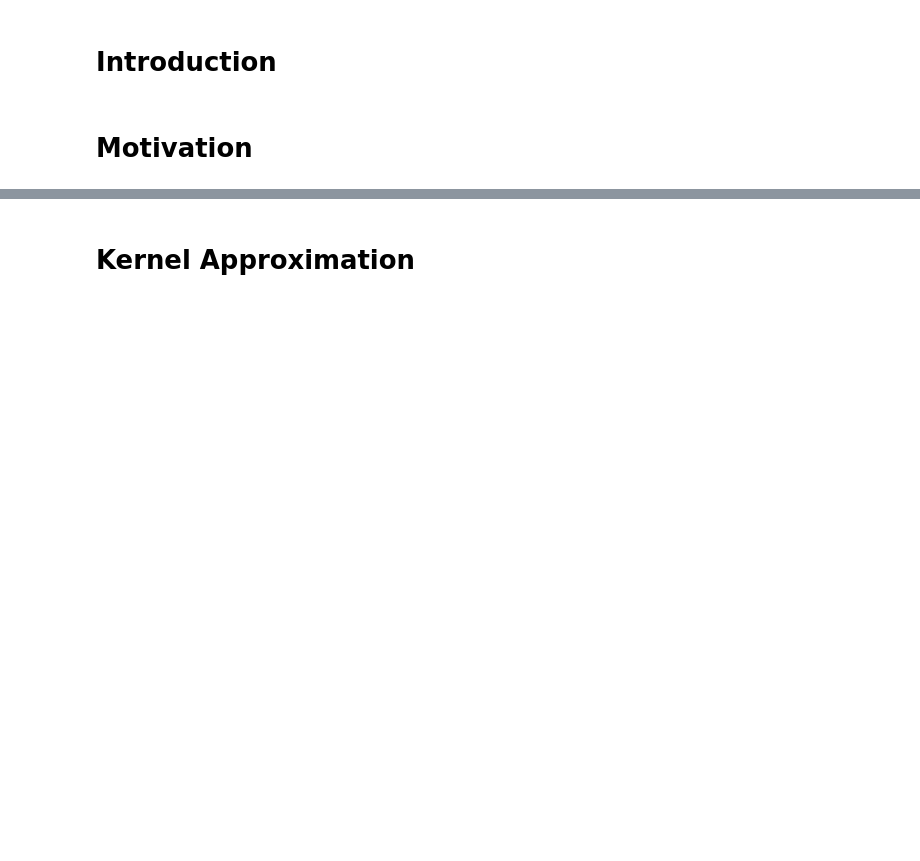
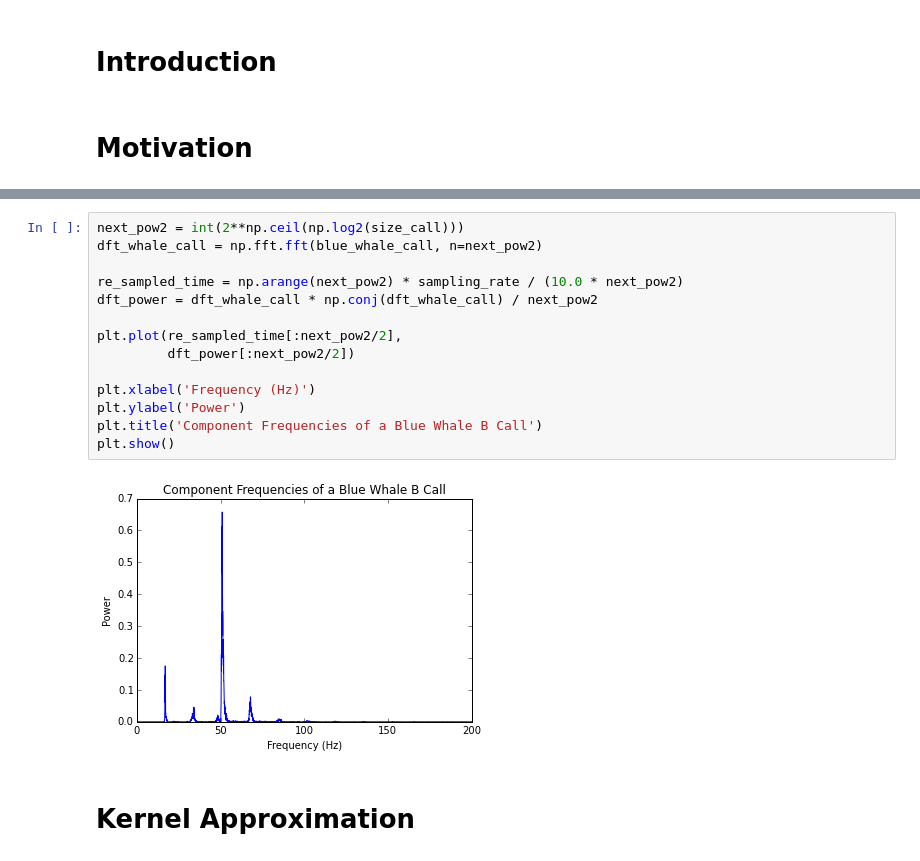
Before and after one commit to dhermes/butterfly-algorithm, a Jupyter notebook: butterfly.ipynb, the cells around one changed output, grey strips where cells are left out. Drawn from its saved outputs; the diff is of its cells as text; blank space fills up the shorter version.

```diff
--- a/butterfly.ipynb
+++ b/butterfly.ipynb
@@ -22,3 +122,19 @@ for $0 \leq k < N$ and $t_k, s_j \in \mathbf{R}$.
+# %%
+next_pow2 = int(2**np.ceil(np.log2(size_call)))
+dft_whale_call = np.fft.fft(blue_whale_call, n=next_pow2)
+
+re_sampled_time = np.arange(next_pow2) * sampling_rate / (10.0 * next_pow2)
+dft_power = dft_whale_call * np.conj(dft_whale_call) / next_pow2
+
+plt.plot(re_sampled_time[:next_pow2/2],
+         dft_power[:next_pow2/2])
+
+plt.xlabel('Frequency (Hz)')
+plt.ylabel('Power')
+plt.title('Component Frequencies of a Blue Whale B Call')
+plt.show()
+# %% [output]
+[figure, added]
 # %% [markdown]
 # Kernel Approximation
 # %% [markdown]
```
Also changed, not shown: parts of 8 cells of this notebook, 3 other files.
